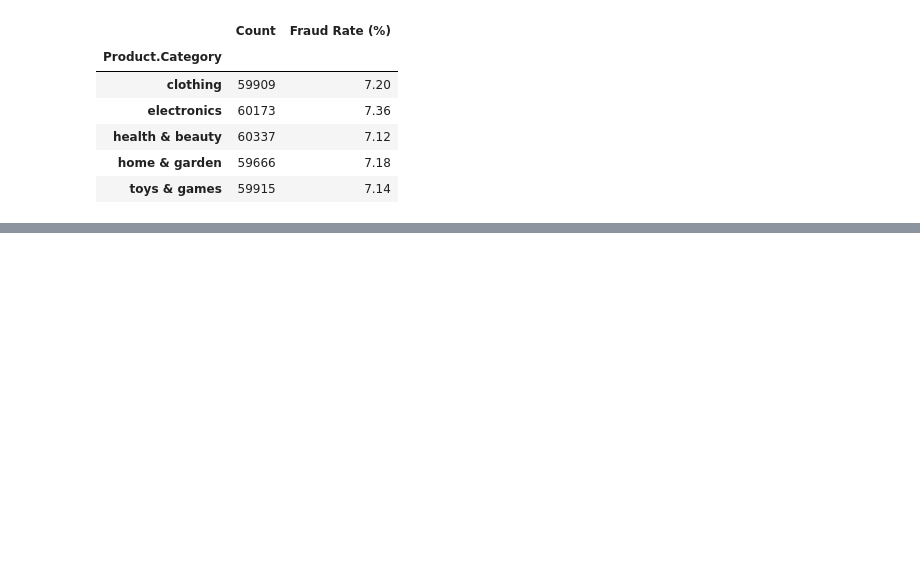
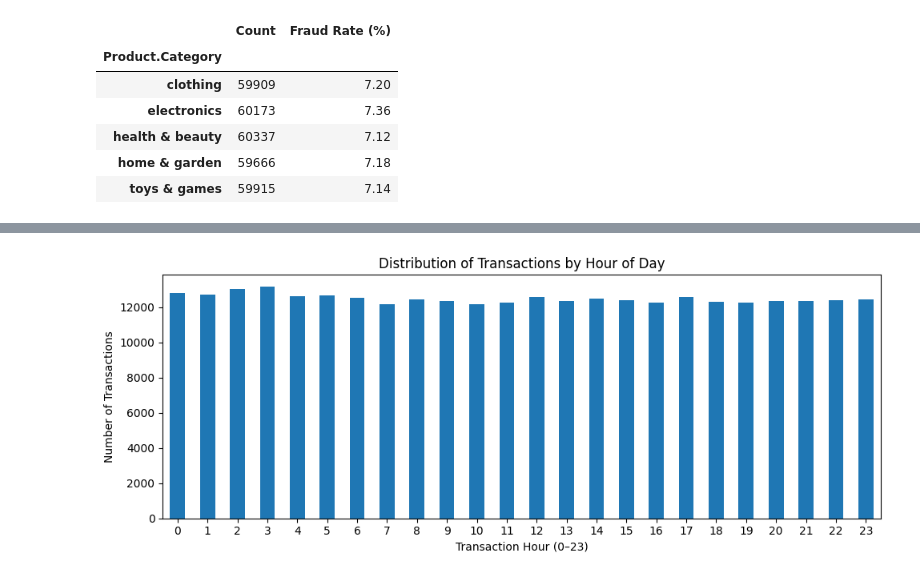
Before and after one commit to joaopcastro710/Proj_AI, a Jupyter notebook: Project 2/Proj2.ipynb, the cells around one changed output, grey strips where cells are left out. Drawn from its saved outputs; the diff is of its cells as text; code cells hidden in the pictures; blank space fills up the shorter version.

```diff
--- a/Project 2/Proj2.ipynb
+++ b/Project 2/Proj2.ipynb
@@ -114,13 +113,3 @@ df[['Account.Age.Days', 'time_to_purchase']].describe()
 | 50% | 87.000000 | 7.516800e+06 |
 | 75% | 178.000000 | 1.537920e+07 |
 | max | 365.000000 | 3.153600e+07 |
-# %%
-
-df['signup_time'] = pd.to_datetime(df['signup_time'])
-df['purchase_time'] = pd.to_datetime(df['purchase_time'])
-
-#feature engineering - new feature (time it took the purchase in seconds)
-df['time_to_purchase'] = (df['purchase_time'] - df['signup_time']).dt.total_seconds()
-
-df.drop(['signup_time', 'purchase_time', 'user_id', 'device_id', 'ip_address'], axis=1, inplace=True)
-df.describe()
@@ -582,0 +625,13 @@ display(summary_df)
+# %%
+hour_counts = df['Transaction.Hour'].value_counts().sort_index()
+
+plt.figure(figsize=(10,4))
+hour_counts.plot(kind='bar')
+plt.xlabel('Transaction Hour (0–23)')
+plt.ylabel('Number of Transactions')
+plt.title('Distribution of Transactions by Hour of Day')
+plt.xticks(rotation=0)
+plt.tight_layout()
+plt.show()
+# %% [output]
+[figure, added]
```
Also changed, not shown: parts of 35 cells of this notebook.
